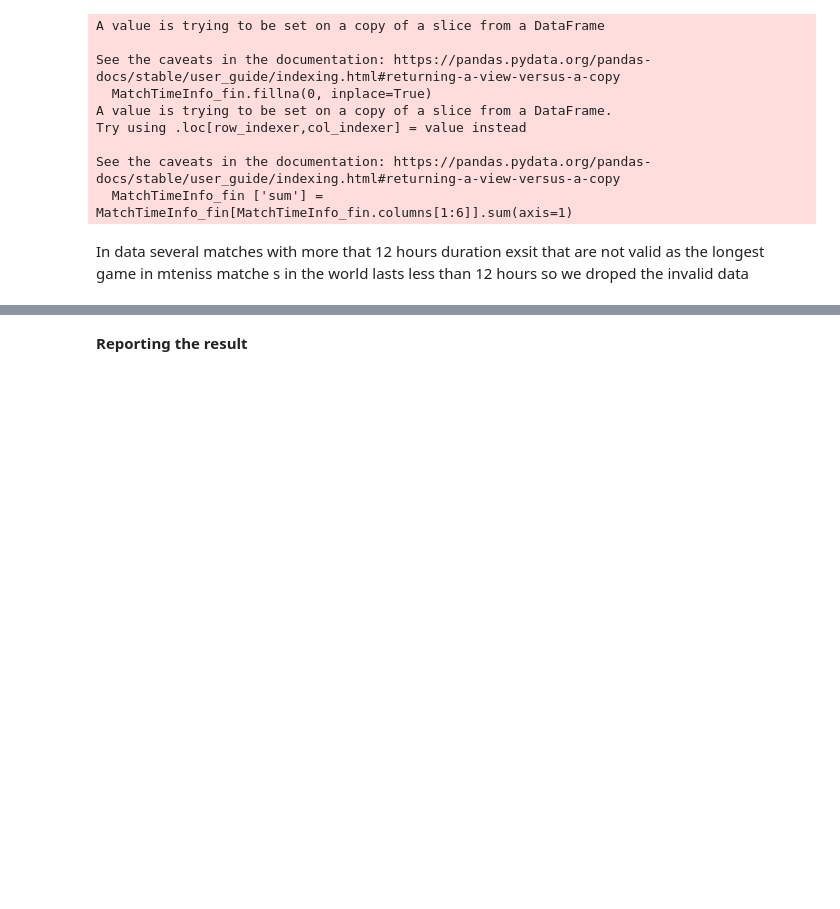
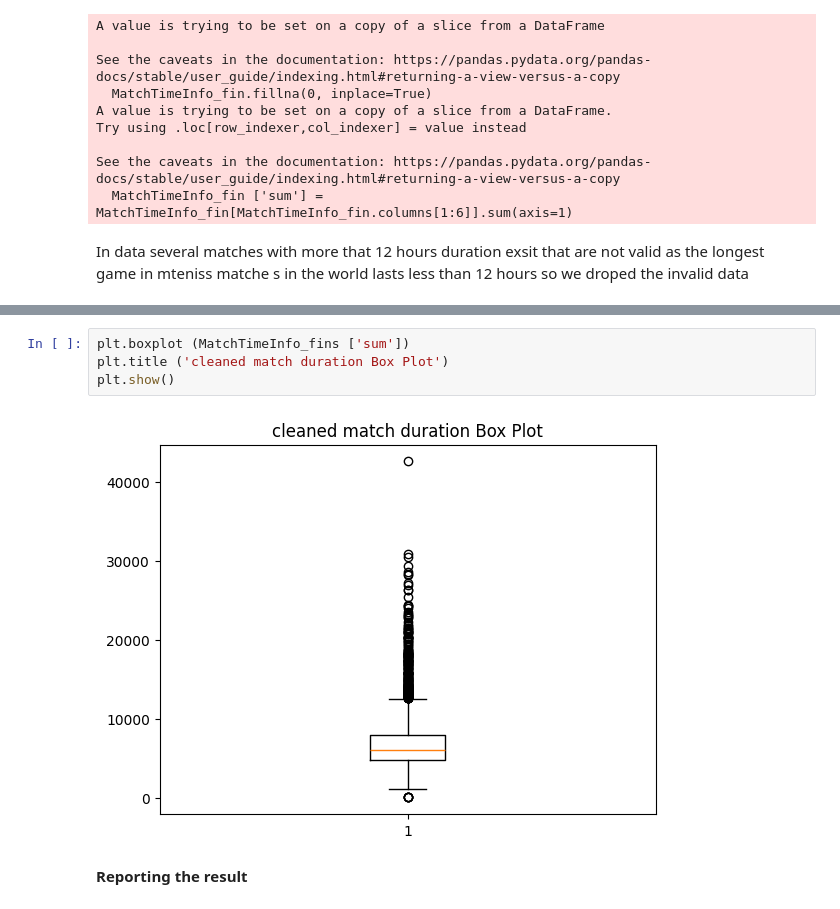
Before and after one commit to bank-maedeh/TennisMatchUsers-Maedeh-Desktop-TenisMatchPro, a Jupyter notebook: notebooks/question 11.ipynb, the cells around one changed output, grey strips where cells are left out. Drawn from its saved outputs; the diff is of its cells as text; blank space fills up the shorter version.

```diff
--- a/notebooks/question 11.ipynb
+++ b/notebooks/question 11.ipynb
@@ -98,3 +106,9 @@ memory usage: 512.6 KB
+# %%
+plt.boxplot (MatchTimeInfo_fins ['sum'])
+plt.title ('cleaned match duration Box Plot')
+plt.show()
+# %% [output]
+[figure, added]
 # %% [markdown]
 **Reporting the result**
 # %%
```
Also changed, not shown: parts of 6 cells of this notebook, 1 other file.
